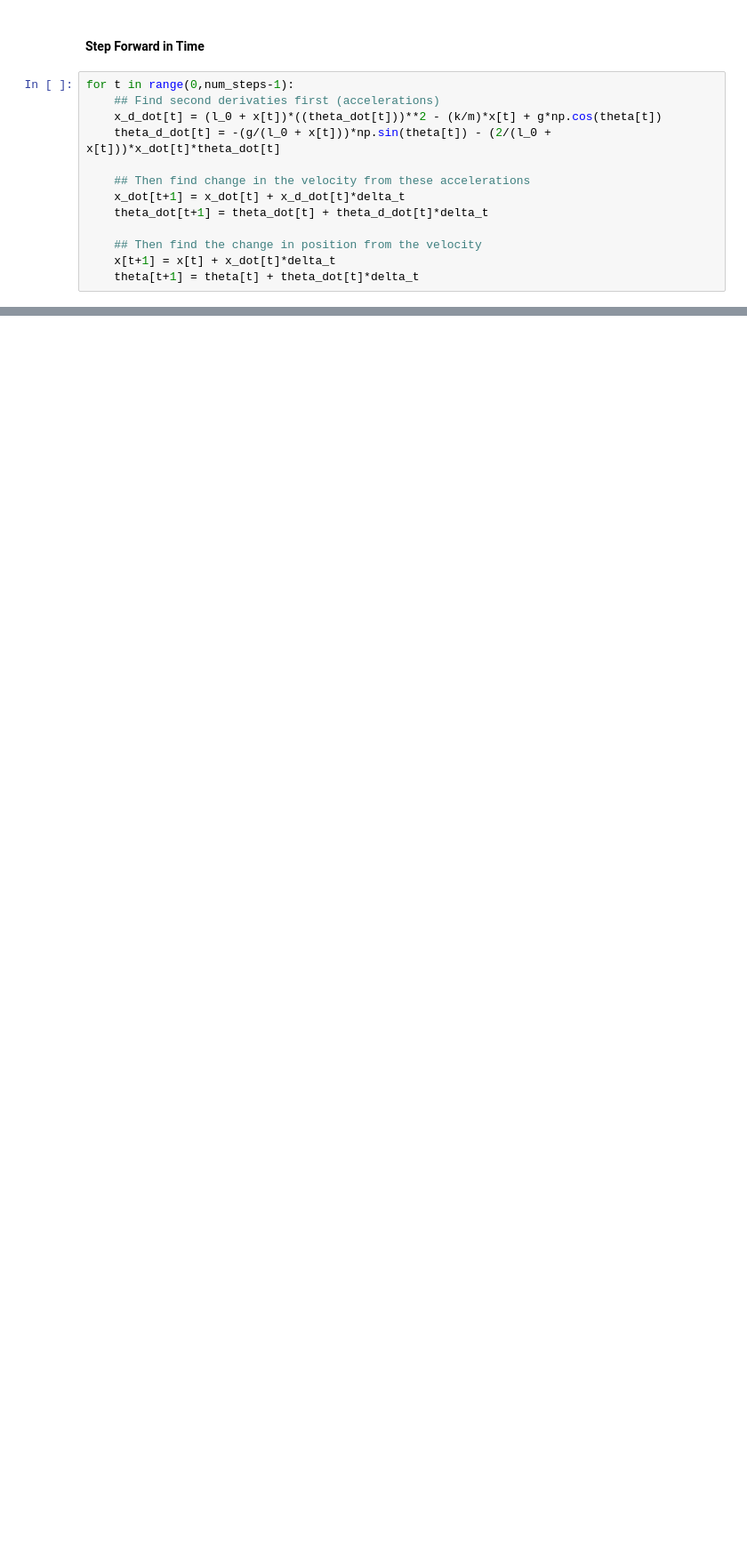
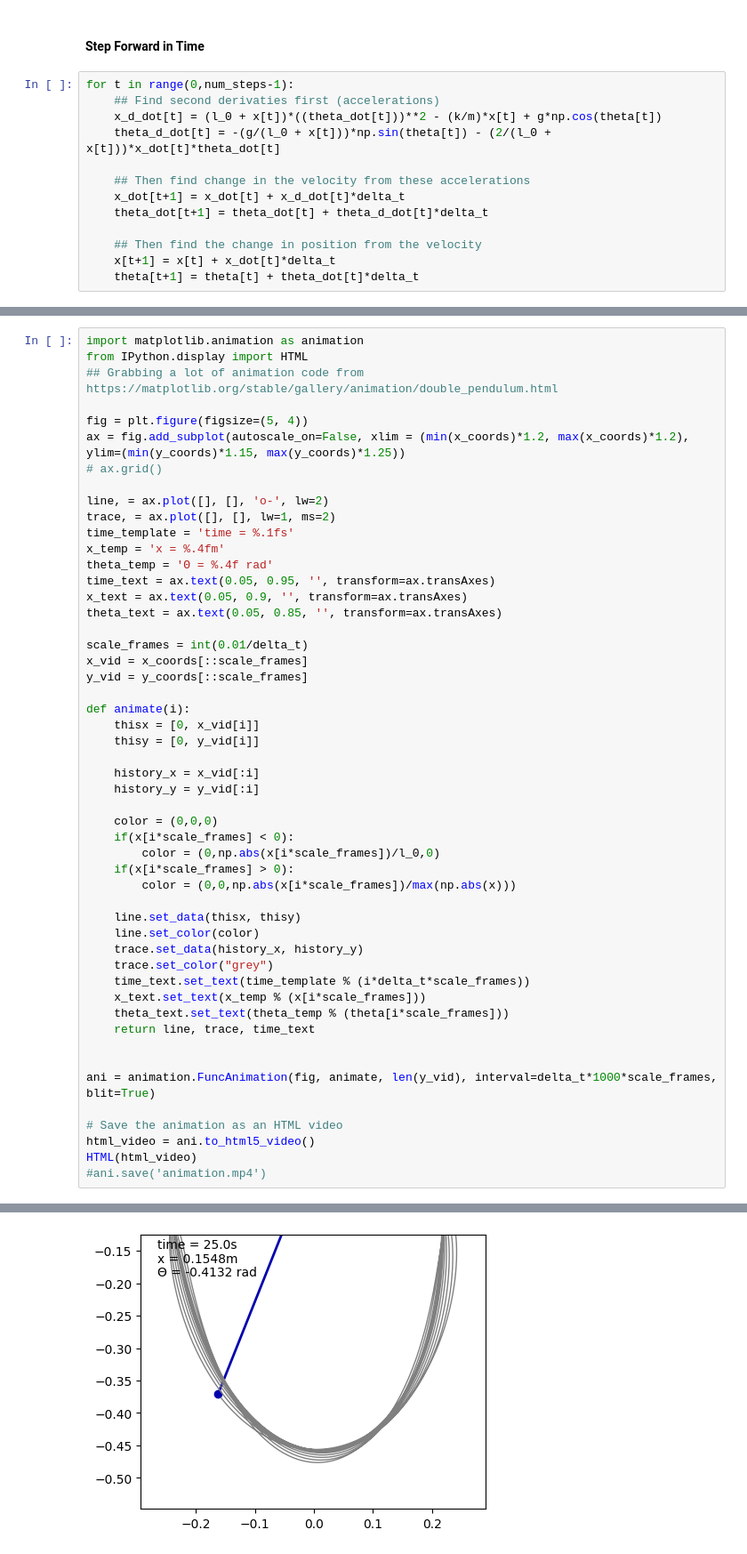
Before and after one commit to AidanJanney/SPS_Coding_Tutorial, a Jupyter notebook: ElasticPendulum.ipynb, the cells around one changed output, grey strips where cells are left out. Shown at 89% size. Drawn from its saved outputs; the diff is of its cells as text; blank space fills up the shorter version.

```diff
--- a/ElasticPendulum.ipynb
+++ b/ElasticPendulum.ipynb
@@ -185,0 +237,52 @@ interactive(children=(Dropdown(description='x', options=('a', 'b', 'c'), value='
+# %%
+import matplotlib.animation as animation
+from IPython.display import HTML
+## Grabbing a lot of animation code from https://matplotlib.org/stable/gallery/animation/double_pendulum.html
+
+fig = plt.figure(figsize=(5, 4))
+ax = fig.add_subplot(autoscale_on=False, xlim = (min(x_coords)*1.2, max(x_coords)*1.2), ylim=(min(y_coords)*1.15, max(y_coords)*1.25))
+# ax.grid()
+
+line, = ax.plot([], [], 'o-', lw=2)
+trace, = ax.plot([], [], lw=1, ms=2)
+time_template = 'time = %.1fs'
+x_temp = 'x = %.4fm'
+theta_temp = 'Θ = %.4f rad'
+time_text = ax.text(0.05, 0.95, '', transform=ax.transAxes)
+x_text = ax.text(0.05, 0.9, '', transform=ax.transAxes)
+theta_text = ax.text(0.05, 0.85, '', transform=ax.transAxes)
+
+scale_frames = int(0.01/delta_t)
+x_vid = x_coords[::scale_frames]
+y_vid = y_coords[::scale_frames]
+
+def animate(i):
+    thisx = [0, x_vid[i]]
+    thisy = [0, y_vid[i]]
+
+    history_x = x_vid[:i]
+    history_y = y_vid[:i]
+
+    color = (0,0,0)
+    if(x[i*scale_frames] < 0):
+        color = (0,np.abs(x[i*scale_frames])/l_0,0)
+    if(x[i*scale_frames] > 0):
+        color = (0,0,np.abs(x[i*scale_frames])/max(np.abs(x)))
+
+    line.set_data(thisx, thisy)
+    line.set_color(color)
+    trace.set_data(history_x, history_y)
+    trace.set_color("grey")
+    time_text.set_text(time_template % (i*delta_t*scale_frames))
+    x_text.set_text(x_temp % (x[i*scale_frames]))
+    theta_text.set_text(theta_temp % (theta[i*scale_frames]))
+    return line, trace, time_text
+
+
+ani = animation.FuncAnimation(fig, animate, len(y_vid), interval=delta_t*1000*scale_frames, blit=True)
+
+# Save the animation as an HTML video
+html_video = ani.to_html5_video()
+HTML(html_video)
+#ani.save('animation.mp4')
+# %% [output]
@@ -185,0 +290 @@ interactive(children=(Dropdown(description='x', options=('a', 'b', 'c'), value='
+[figure, added]
```
Also changed, not shown: parts of 13 cells of this notebook, 2 other files.
